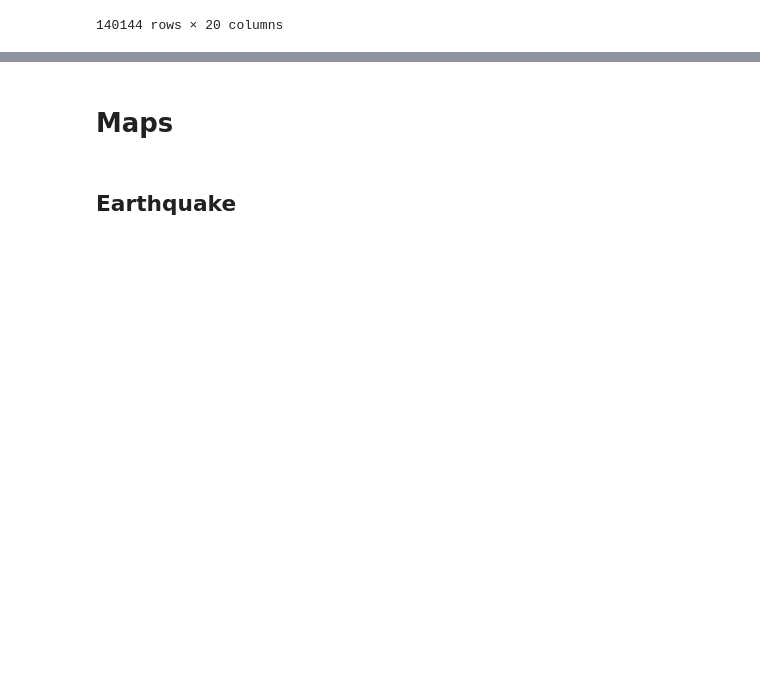
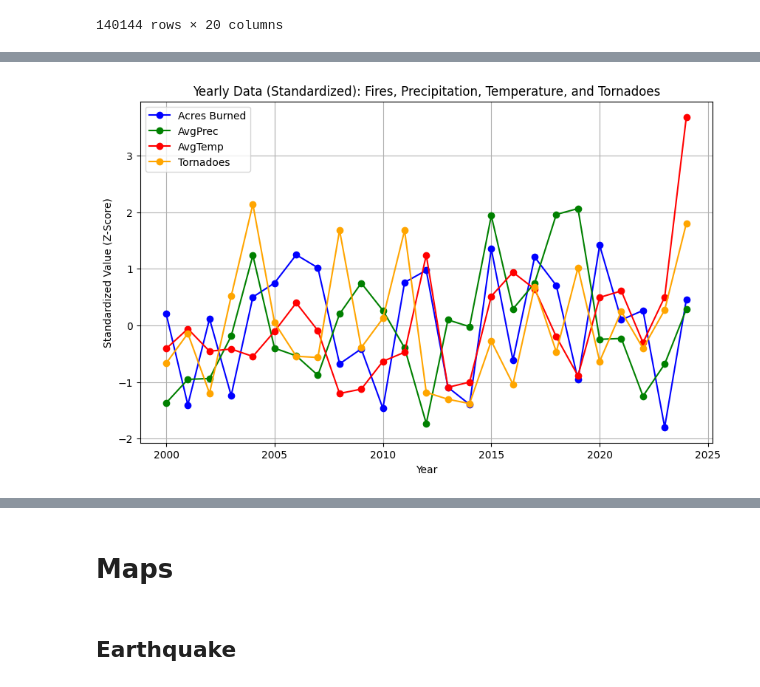
Before and after one commit to beaumartin25/cs5830_final_project, a Jupyter notebook: final_project.ipynb, the cells around one changed output, grey strips where cells are left out. Cells and saved outputs as stored; diff of their text form; code cells hidden in the pictures; blank space fills up the shorter version.

```diff
--- a/final_project.ipynb
+++ b/final_project.ipynb
@@ -289,0 +318,7 @@ KeyboardInterrupt:
+# %%
+# Merge datasets sequentially, keeping only overlapping years
+merged_data = avg_temp.merge(avg_prec, on='Year', how='inner') \
+                       .merge(avg_fires, on='Year', how='inner') \
+                       .merge(avg_tornadoes, on='Year', how='inner')
+
+print(merged_data)
@@ -289,0 +343,28 @@ KeyboardInterrupt:
+# %%
+from sklearn.preprocessing import StandardScaler
+
+# Create a copy of the merged_data
+standardized_data = merged_data.copy()
+
+# Apply Z-Score Standardization
+scaler = StandardScaler()
+standardized_data[['Acres Burned', 'AvgPrec', 'AvgTemp', 'Tornadoes']] = scaler.fit_transform(
+    merged_data[['Acres Burned', 'AvgPrec', 'AvgTemp', 'Tornadoes']]
+)
+
+# Plot the standardized data
+plt.figure(figsize=(10, 6))
+plt.plot(standardized_data['Year'], standardized_data['Acres Burned'], label='Acres Burned', color='blue', marker='o')
+plt.plot(standardized_data['Year'], standardized_data['AvgPrec'], label='AvgPrec', color='green', marker='o')
+plt.plot(standardized_data['Year'], standardized_data['AvgTemp'], label='AvgTemp', color='red', marker='o')
+plt.plot(standardized_data['Year'], standardized_data['Tornadoes'], label='Tornadoes', color='orange', marker='o')
+
+# Add labels and title
+plt.xlabel('Year')
+plt.ylabel('Standardized Value (Z-Score)')
+plt.title('Yearly Data (Standardized): Fires, Precipitation, Temperature, and Tornadoes')
+plt.legend()
+plt.grid(True)
+plt.show()
+# %% [output]
+[figure, added]
```
Also changed, not shown: parts of 11 cells of this notebook.
